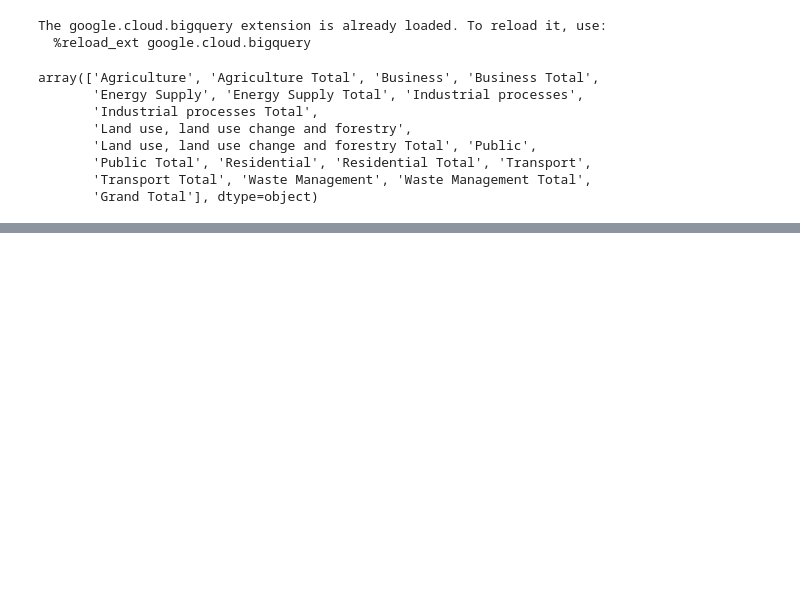
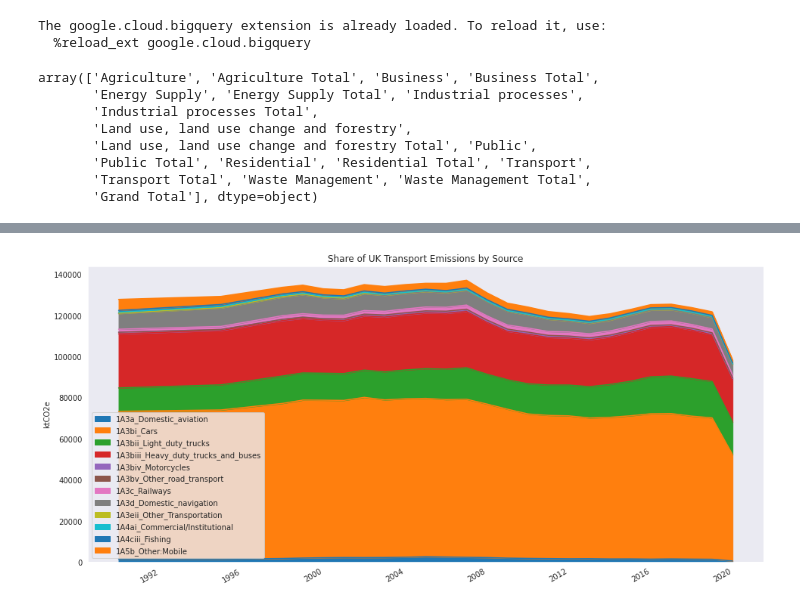
Before and after one commit to New-AutoMotive/zev_mandate, a Jupyter notebook: 00) UK Transport Emissions.ipynb, the cells around one changed output, grey strips where cells are left out. Drawn from its saved outputs; the diff is of its cells as text; code cells hidden in the pictures; blank space fills up the shorter version.

```diff
--- a/00) UK Transport Emissions.ipynb
+++ b/00) UK Transport Emissions.ipynb
@@ -72,0 +85,15 @@ plt.show()
+# %%
+fig, ax = plt.subplots(figsize=(16, 8))
+
+em[(em.NCFormat == 'Transport')].pivot(index='variable', columns='IPCC_name', values='value').iloc[:, :12].plot(kind='area', ax=ax)
+
+ax.legend(loc='lower left')
+ax.set_title('Share of UK Transport Emissions by Source')
+ax.set_ylabel('ktCO2e')
+ax.set_xlabel('')
+
+plt.savefig('plots/transport_emissions_by_source.png', transparent=False, bbox_inches='tight', dpi=300)
+
+plt.show()
+# %% [output]
+[figure, added]
```
Also changed, not shown: parts of 12 cells of this notebook, 3 other files.
